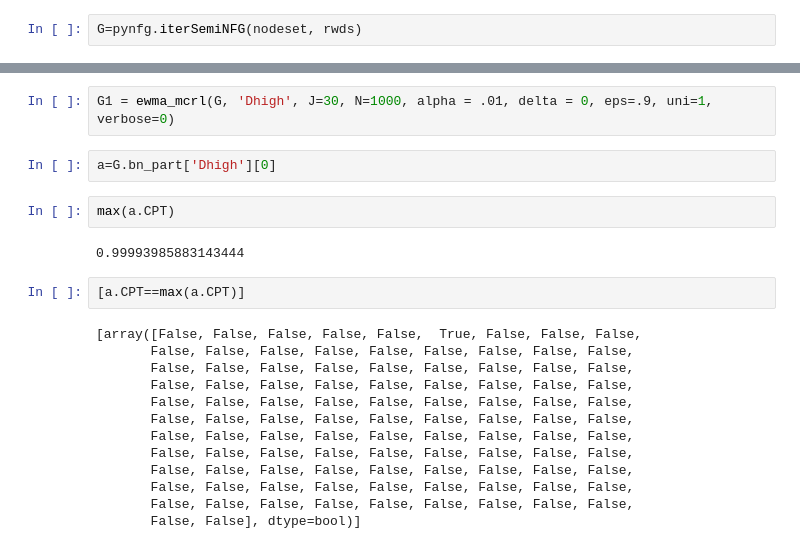
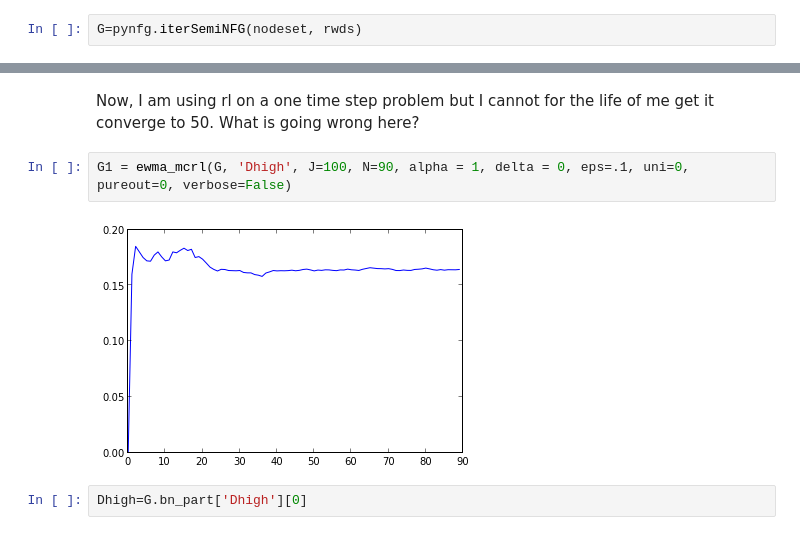
Before and after one commit to j-grana6/PyNFG, a Jupyter notebook: bin/notebook_examples/Simple Level K Example.ipynb, the cells around one changed output, grey strips where cells are left out. Cells and saved outputs as stored; diff of their text form.

Commit message:
Update the notebook, still can't converge.

```diff
--- a/bin/notebook_examples/Simple Level K Example.ipynb
+++ b/bin/notebook_examples/Simple Level K Example.ipynb
@@ -72,23 +76,8 @@ If you want to run this without installing my distro, you need to get rid of the
+# %% [markdown]
+Now, I am using rl on a one time step problem but I cannot for the life of me get it converge to 50.  What is going wrong here?
 # %%
-G1 = ewma_mcrl(G, 'Dhigh', J=30, N=1000, alpha = .01, delta = 0, eps=.9, uni=1, verbose=0)
+G1 = ewma_mcrl(G, 'Dhigh', J=100, N=90, alpha = 1, delta = 0, eps=.1, uni=0, pureout=0, verbose=False)
+# %% [output]
+[figure, added]
 # %%
-a=G.bn_part['Dhigh'][0]
+Dhigh=G.bn_part['Dhigh'][0]
-# %%
-max(a.CPT)
-# %% [output]
-0.99993985883143444
-# %%
-[a.CPT==max(a.CPT)]
-# %% [output]
-[array([False, False, False, False, False,  True, False, False, False,
-       False, False, False, False, False, False, False, False, False,
-       False, False, False, False, False, False, False, False, False,
-       False, False, False, False, False, False, False, False, False,
-       False, False, False, False, False, False, False, False, False,
-       False, False, False, False, False, False, False, False, False,
-       False, False, False, False, False, False, False, False, False,
-       False, False, False, False, False, False, False, False, False,
-       False, False, False, False, False, False, False, False, False,
-       False, False, False, False, False, False, False, False, False,
-       False, False, False, False, False, False, False, False, False,
-       False, False], dtype=bool)]
```
Also changed, not shown: parts of 12 cells of this notebook.
